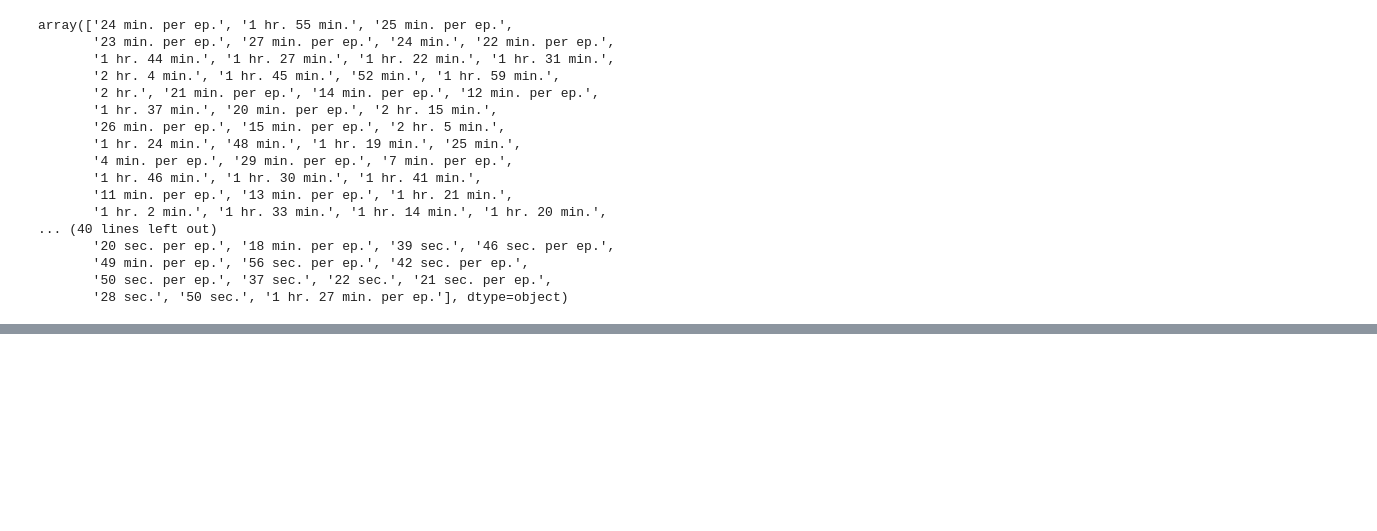
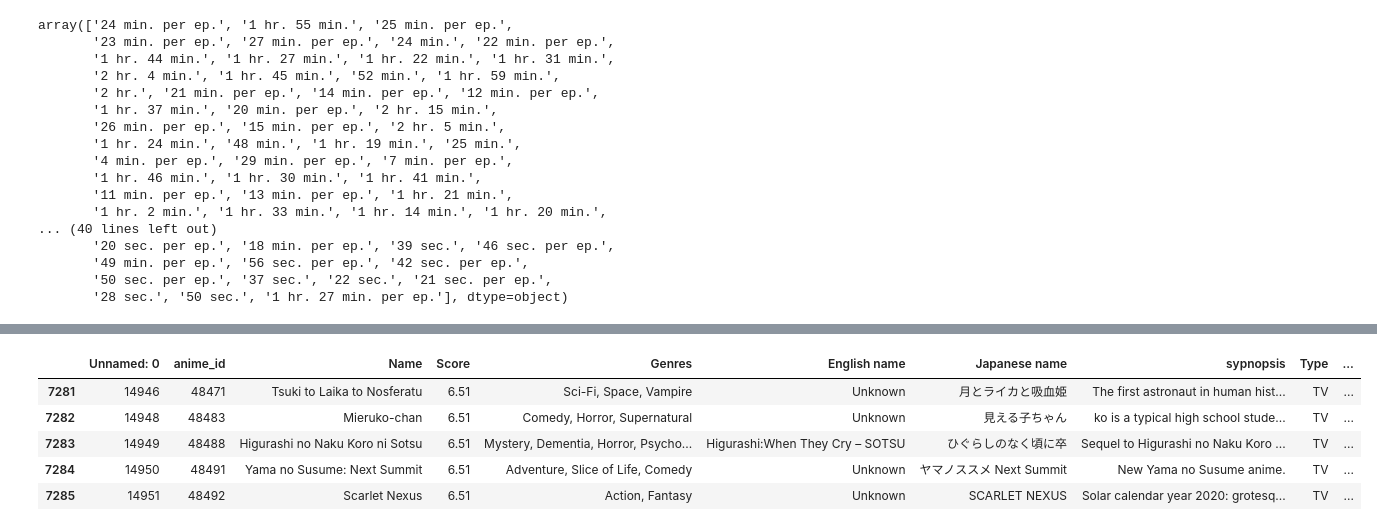
Before and after one commit to icorreald/promog-modulo4-sprint1-pairprogramming-maria_crespo-isabel_correal, a Jupyter notebook: EDA_dataset.ipynb, the cells around one changed output, grey strips where cells are left out. Drawn from its saved outputs; the diff is of its cells as text; code cells hidden in the pictures; blank space fills up the shorter version.

```diff
--- a/EDA_dataset.ipynb
+++ b/EDA_dataset.ipynb
@@ -180,0 +335,2 @@ data_filtrado.to_csv("data_filtrado.csv")
+# %%
+df2[['premiered', 'ended']] = df2['Aired'].str.split(" to ", expand=True)
@@ -180,0 +349,21 @@ data_filtrado.to_csv("data_filtrado.csv")
+# %%
+def to_date(valor):
+    try:
+        try:
+            return datetime.strptime(valor, "%b %d, %Y").date()
+        except:
+            return datetime.strptime(valor, "%b, %Y").date()
+    except:
+        pass
+# %%
+for col in ['premiered', 'ended']:
+    df2[col] = df2[col].apply(to_date)
+# %%
+df2.tail()
+# %% [output]
+|  | Unnamed: 0 | anime_id | Name | Score | Genres | English name | Japanese name | sypnopsis | Type | ... |
+| 7281 | 14946 | 48471 | Tsuki to Laika to Nosferatu | 6.51 | Sci-Fi, Space, Vampire | Unknown | 月とライカと吸血姫 | The first astronaut in human hist... | TV | ... |
+| 7282 | 14948 | 48483 | Mieruko-chan | 6.51 | Comedy, Horror, Supernatural | Unknown | 見える子ちゃん | ko is a typical high school stude... | TV | ... |
+| 7283 | 14949 | 48488 | Higurashi no Naku Koro ni Sotsu | 6.51 | Mystery, Dementia, Horror, Psycho... | Higurashi:When They Cry – SOTSU | ひぐらしのなく頃に卒 | Sequel to Higurashi no Naku Koro ... | TV | ... |
+| 7284 | 14950 | 48491 | Yama no Susume: Next Summit | 6.51 | Adventure, Slice of Life, Comedy | Unknown | ヤマノススメ Next Summit | New Yama no Susume anime. | TV | ... |
+| 7285 | 14951 | 48492 | Scarlet Nexus | 6.51 | Action, Fantasy | Unknown | SCARLET NEXUS | Solar calendar year 2020: grotesq... | TV | ... |
```
Also changed, not shown: parts of 23 cells of this notebook, 2 other files.
